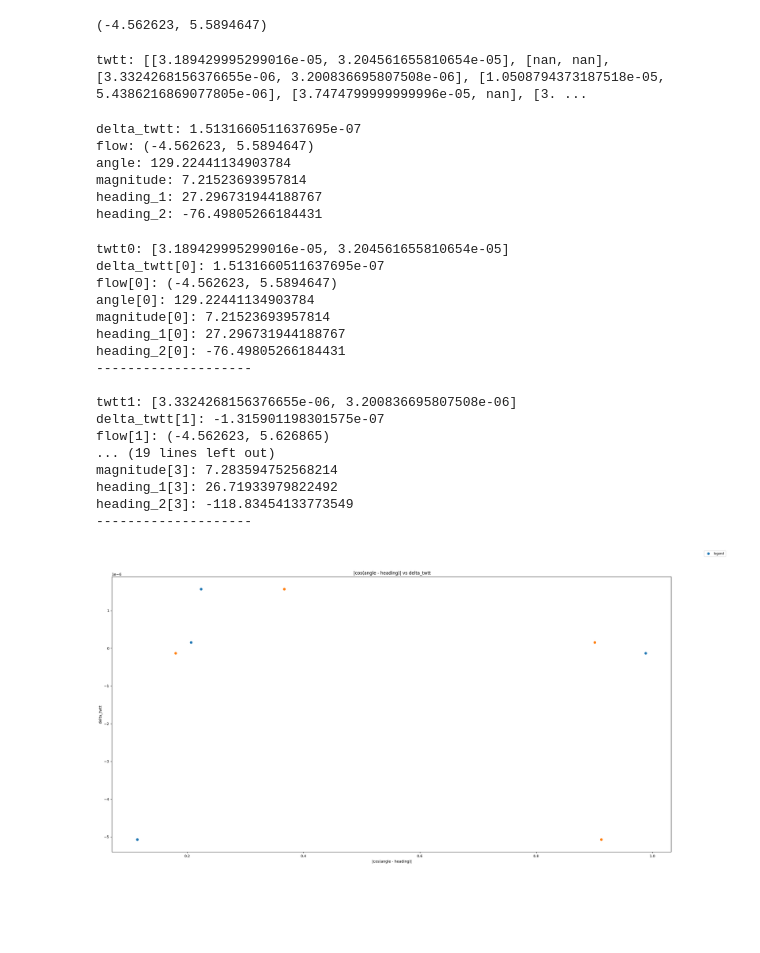
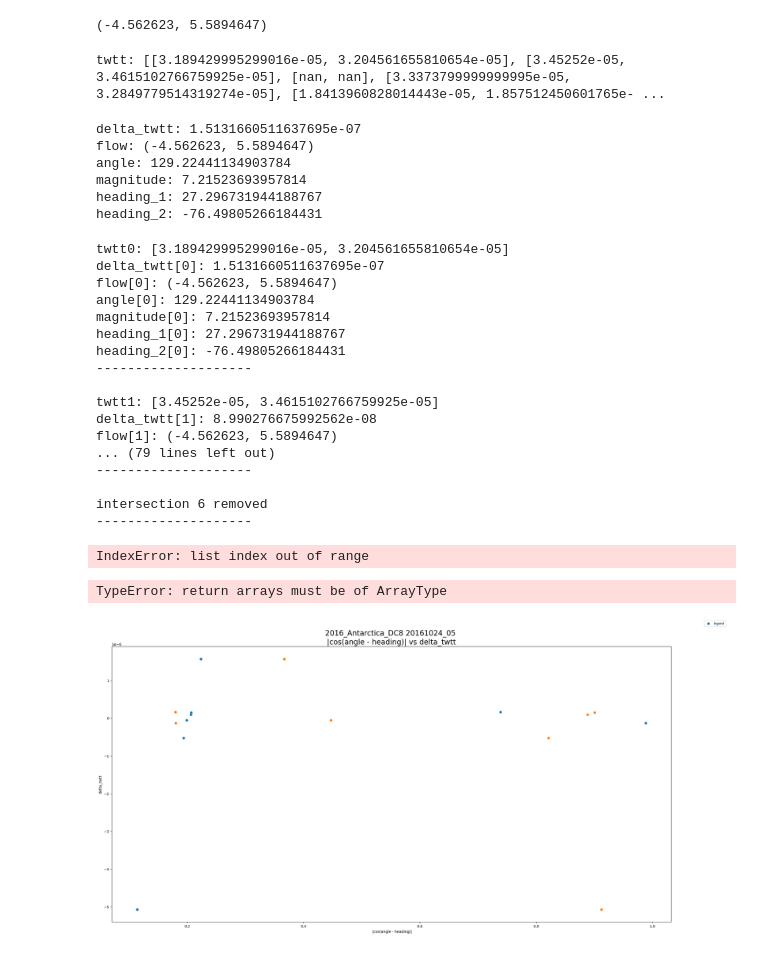
Before and after one commit to richardmoser/cresis_project, a Jupyter notebook: doit.ipynb, the cells around one changed output. Drawn from its saved outputs; the diff is of its cells as text; code cells hidden in the pictures; blank space fills up the shorter version.

```diff
--- a/doit.ipynb
+++ b/doit.ipynb
@@ -86,10 +74,10 @@ The iceflow data pickle file was found and loaded.
 # %% [markdown]
 # next step: continue working through crossover.py to rebuild the code
 # %%
-intersection_points_base, intersection_indices_base, segment_ends = cross_point(layers[0], seg_length, quiet=True)
+intersection_points, intersection_indices, segment_ends = cross_point(layers[0], seg_length, quiet=True)
 # find the crossover points
-print(f"len(intersection_indices): {len(intersection_indices_base)}")
-print(f"len(intersection_points): {len(intersection_points_base)}")
+print(f"len(intersection_indices): {len(intersection_indices)}")
+print(f"len(intersection_points): {len(intersection_points)}")
 # %% [output]
 Finding crossover point...
 --------------------
@@ -385,10 +315,10 @@ nearest_flow_to_latlon(intersection_points_base[0][0], intersection_points_base[
 (-4.562623, 5.5894647)
 # %%
 # calculate the twtt at the crossover point on both segments
-twtt = twtt_at_point(layers[1], layers[0], intersection_indices_base, quiet=True)
+twtt = twtt_at_point(layers[1], layers[0], intersection_indices, quiet=True)
 print(f"twtt: {twtt}")
 # %% [output]
-twtt: [[3.189429995299016e-05, 3.204561655810654e-05], [nan, nan], [3.3324268156376655e-06, 3.200836695807508e-06], [1.0508794373187518e-05, 5.4386216869077805e-06], [3.7474799999999996e-05, nan], [3. ...
+twtt: [[3.189429995299016e-05, 3.204561655810654e-05], [3.45252e-05, 3.4615102766759925e-05], [nan, nan], [3.3373799999999995e-05, 3.2849779514319274e-05], [1.8413960828014443e-05, 1.857512450601765e- ...
 # %%
 delta_twtt = twtt[0][1] - twtt[0][0]
 print(f"delta_twtt: {delta_twtt}")
@@ -417,21 +347,21 @@ heading_1: 27.296731944188767
 heading_2: -76.49805266184431
 # %%
 # repeat the above for every crossover point
-twtt = twtt_at_point(layers[1], layers[0], intersection_indices_base, quiet=True)
+twtt = twtt_at_point(layers[1], layers[0], intersection_indices, quiet=True)
 delta_twtt = []
 flow = []
 angle = []
 magnitude = []
 heading_1 = []
 heading_2 = []
-for i in range(len(intersection_indices_base)):
+for i in range(len(intersection_indices)):
     print(f"twtt{i}: {twtt[i]}")
 
     delta_twtt.append(twtt[i][1] - twtt[i][0])
     print(f"delta_twtt[{i}]: {delta_twtt[i]}")
 
     # find the angle and magnitude of the velocity at the crossover point
-    flow.append(nearest_flow_to_latlon(intersection_points_base[i][0], intersection_points_base[i][1], iceflow_data))
+    flow.append(nearest_flow_to_latlon(intersection_points[i][0], intersection_points[i][1], iceflow_data))
     print(f"flow[{i}]: {flow[i]}")
     angle.append(math.degrees(math.atan2(flow[i][1], flow[i][0])))
     print(f"angle[{i}]: {angle[i]}")
@@ -439,13 +369,15 @@ for i in range(len(intersection_indices_base)):
     print(f"magnitude[{i}]: {magnitude[i]}")
 
     # find the heading of the first segment
-    heading_1.append(find_heading(layers[0], intersection_indices_base[i][0]))
+    heading_1.append(find_heading(layers[0], intersection_indices[i][0]))
     print(f"heading_1[{i}]: {heading_1[i]}")
 
     # find the heading of the second segment
-    heading_2.append(find_heading(layers[0], intersection_indices_base[i][1]))
+    heading_2.append(find_heading(layers[0], intersection_indices[i][1]))
     print(f"heading_2[{i}]: {heading_2[i]}")
     print(section_break)
+
+    # TODO: check flow vector units and make sure it matches heading
 
 # if the delta_twtt is a nan, remove all of the data for that crossover point from the lists
 for i in range(len(delta_twtt)):
@@ -456,8 +388,8 @@ for i in range(len(delta_twtt)):
         magnitude.pop(i)
         heading_1.pop(i)
         heading_2.pop(i)
-        intersection_indices_base.pop(i)
-        intersection_points_base.pop(i)
+        intersection_indices.pop(i)
+        intersection_points.pop(i)
         print(f"intersection {i} removed")
         print(section_break)
 # %% [output]
@@ -470,12 +402,13 @@ heading_1[0]: 27.296731944188767
 heading_2[0]: -76.49805266184431
 --------------------
 
-twtt1: [3.3324268156376655e-06, 3.200836695807508e-06]
-delta_twtt[1]: -1.315901198301575e-07
-flow[1]: (-4.562623, 5.626865)
-... (19 lines left out)
-magnitude[3]: 7.283594752568214
-heading_1[3]: 26.71933979822492
-heading_2[3]: -118.83454133773549
+twtt1: [3.45252e-05, 3.4615102766759925e-05]
+delta_twtt[1]: 8.990276675992562e-08
+flow[1]: (-4.562623, 5.5894647)
+... (79 lines left out)
 --------------------
+
+intersection 6 removed
+--------------------
+IndexError: list index out of range
 # %%
@@ -483,28 +417,40 @@ heading_2[3]: -118.83454133773549
 # %%
 # plot delta_twtt vs |cos(angle - heading) - sin(angle - heading)| * |magnitude|  for each crossover point
 plt.figure(figsize=(24, 12), layout='constrained')
 # plt.scatter(np.abs(np.cos(np.radians(np.array(angle) - np.array(heading_1)))) * np.abs(np.array(magnitude)), delta_twtt, label='segment 1')
 # plt.scatter(np.abs(np.cos(np.radians(np.array(angle) - np.array(heading_2)))) * np.abs(np.array(magnitude)), delta_twtt, label='segment 2')
 
 
 plt.scatter(np.abs(np.cos(np.radians(np.array(angle) - np.array(heading_1)))), delta_twtt, label='segment 1')
 plt.scatter(np.abs(np.cos(np.radians(np.array(angle) - np.array(heading_2)))), delta_twtt, label='segment 2')
 
 # plt.xlabel(" |cos(angle - heading)| * |velocity|")
 plt.xlabel(" |cos(angle - heading)|")
 plt.ylabel("delta_twtt")
-# plt.title(" |cos(angle - heading)| * |velocity| vs delta_twtt")
-plt.title(" |cos(angle - heading)| vs delta_twtt")
+# plt.title(" |cos(angle - heading)| vs delta_twtt")
+plt.title(f"{season} {flight} \n|cos(angle - heading)| vs delta_twtt", fontsize=20)
+
 plt.legend(["legend"], fontsize='smaller', loc='upper right', bbox_to_anchor=(1.1, 1.1))
 # scale axes to be logarithmic
 # plt.xscale('log')
 # plt.yscale('log')
 
-# scale axes to be 20% larger than the data
-# plt.xlim(min(np.abs(np.cos(np.radians(np.array(angle) - np.array(heading_1)))) * np.abs(np.array(magnitude))) * 0.8,
-#          max(np.abs(np.cos(np.radians(np.array(angle) - np.array(heading_1)))) * np.abs(np.array(magnitude))) * 1.2)
-# plt.ylim(min(delta_twtt) * 0.1, max(delta_twtt) * 1.5)
+# fit a curve to the data and plot it
+def func(x, a, b, c):
+    return a * np.exp(-b * x) + c
 
+popt, pcov = opt.curve_fit(func, np.abs(np.cos(np.radians(np.array(angle) - np.array(heading_1)))), delta_twtt)
+
+
+# save the plot as a png file with a high dpi named after the season and flight
+plt.savefig(f"{season}_{flight}_cos_angle_heading_vs_delta_twtt_linear.png", dpi=300)
+
+# plt.show()
+
+plt.yscale('log')
+# save the plot as a png file with a high dpi named after the season and flight
+plt.savefig(f"{season}_{flight}_cos_angle_heading_vs_delta_twtt_logy.png", dpi=300)
 plt.show()
 # %% [output]
+TypeError: return arrays must be of ArrayType
-[figure, old version]
+[figure, new version]
```
Also changed, not shown: parts of 10 cells of this notebook, 2 other files.
